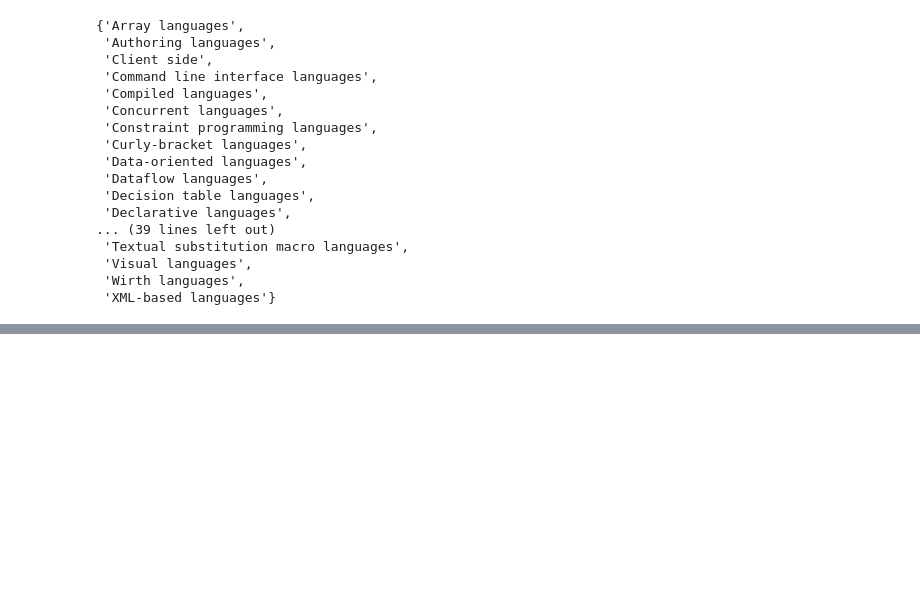
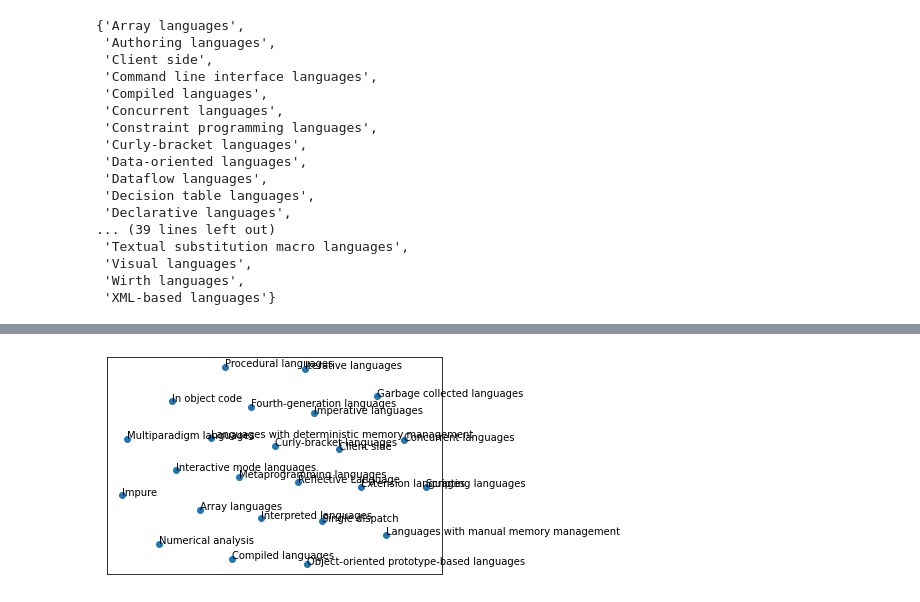
Before and after one commit to seppo0010/sysarmy-sueldos-2020.1, a Jupyter notebook: notebook/Lenguajes de programación.ipynb, the cells around one changed output, grey strips where cells are left out. Cells and saved outputs as stored; diff of their text form; code cells hidden in the pictures; blank space fills up the shorter version.

```diff
--- a/notebook/Lenguajes de programación.ipynb
+++ b/notebook/Lenguajes de programación.ipynb
@@ -197,0 +214,11 @@ df_languages
+# %%
+df_corr = df_languages.drop('count', axis=1).corr()
+_, ax = plt.subplots(1, 1)
+df_corr_embedded = TSNE(n_components=2).fit_transform(df_corr)
+ax.scatter(df_corr_embedded[:, 0], df_corr_embedded[:, 1])
+for lang, (x, y) in zip(df_corr.index, df_corr_embedded):
+    ax.annotate(lang, (x, y))
+ax.set_xticks([]);
+ax.set_yticks([]);
+# %% [output]
+[figure, added]
```
Also changed, not shown: parts of 16 cells of this notebook.
